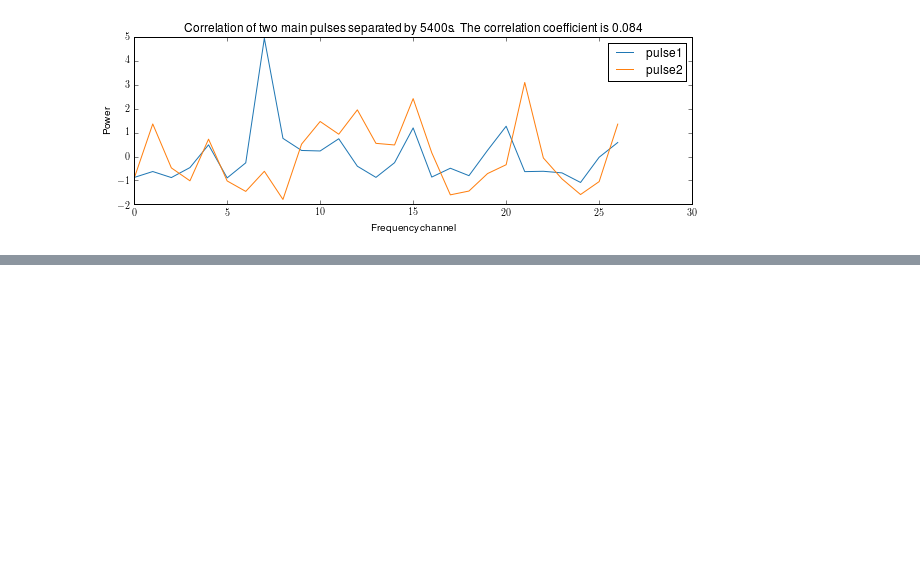
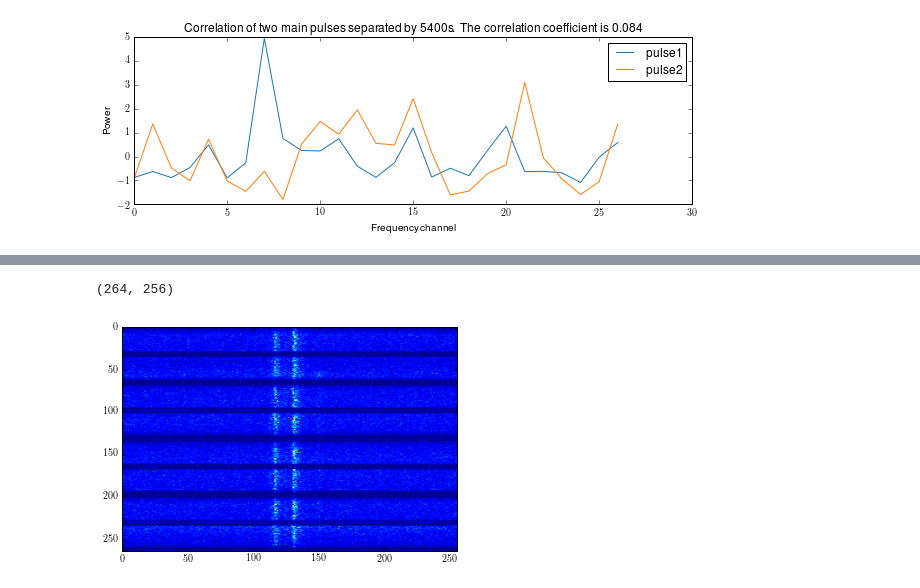
Before and after one commit to xiaozhengxu/scint_analysis, a Jupyter notebook: EVN_crab/Get Corde's plot.ipynb, the cells around one changed output, grey strips where cells are left out. Cells and saved outputs as stored; diff of their text form; code cells hidden in the pictures; blank space fills up the shorter version.

```diff
--- a/EVN_crab/Get Corde's plot.ipynb
+++ b/EVN_crab/Get Corde's plot.ipynb
@@ -240,34 +285,3 @@ ylabel('Power')
 # %% [output]
 <matplotlib.text.Text at 0x...>
 [figure]
-# %%
-nchan = 512
-ctvalues = np.load('./figures/correlation_coeff/{}_{}ctvaluesef_jul20_mainpulses-n.npy'.format(text_name,nchan))
-# np.save('./figures/correlation_coeff/{}_{}ctvaluesef_jul5.npy'.format(text_name,nchan),ctvalues)
-
-figure(figsize = (15,10))
-semilogx(ctvalues[:,1],ctvalues[:,0],'x')
-xlabel('time lag(seconds)')
-# ylim(-0.2,0.5)
-ylabel('Correlation coefficient')
-tick_params(axis='both', which='major', labelsize=14)
-
-bin_no = 35
-time_values = ctvalues[:,1]
-cvalues = ctvalues[:,0]
-time_values[np.isnan(cvalues)]=0
-cvalues[np.isnan(cvalues)]=0
-bins = np.logspace(-1.3,3.5,bin_no)
-bin_means = np.histogram(time_values,bins,weights = cvalues,density = False)[0]/np.histogram(time_values,bins,density = False)[0]
-
-figure(figsize = (10,7))
-semilogx((bins[:-1]+bins[1:])/2,bin_means,'-o',label = 'averaged data points'.format(bin_no))
-semilogx(time_values,cvalues,'x',label = 'correlation coefficients of pulse pairs')
-# plt.xlim(0.01,300)
-# plt.ylim(-0.2,0.6)
-legend()
-title('Plot of correlation coeffients vs time lag of interpulse pairs.'.format(nchan),fontsize = 20)
-xlabel('Time lag (s)',fontsize = 12)
-ylabel('Correlation coefficients',fontsize=12)
-xlim(0.1,1000)
-tick_params(axis='both', which='major', labelsize=14)
@@ -296,0 +288,11 @@ text_lines
+# %%
+t_dp1 = '2015-10-19T02:06:58.031' # double pulse
+t_dp2 = '2015-10-19T00:54:59.880' # bright double pulse
+t_dp3 = '2015-10-19T02:36:46.815'# bright double pulse2
+# %%
+output = np.load('/mnt/raid-cita/xzxu/GPs/GPp1-{}/p{}.npy'.format(nchan,t_dp3))
+imshow(output,aspect = 'auto')
+print output.shape
+# %% [output]
+(264, 256)
+[figure, added]
```
Also changed, not shown: parts of 14 cells of this notebook, 24 other files.
